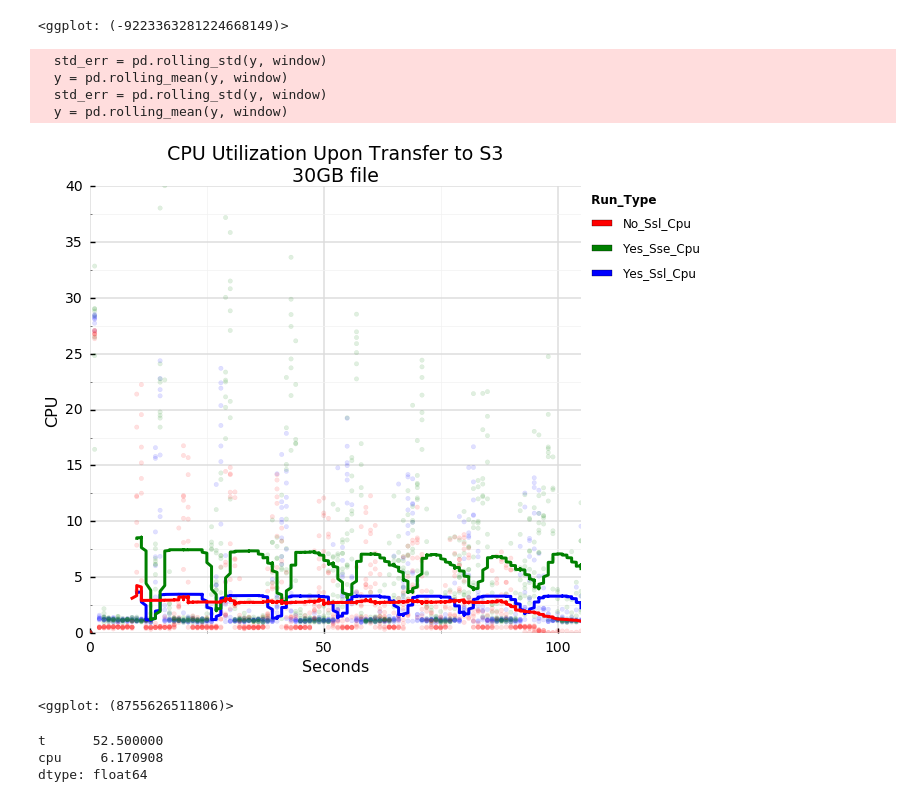
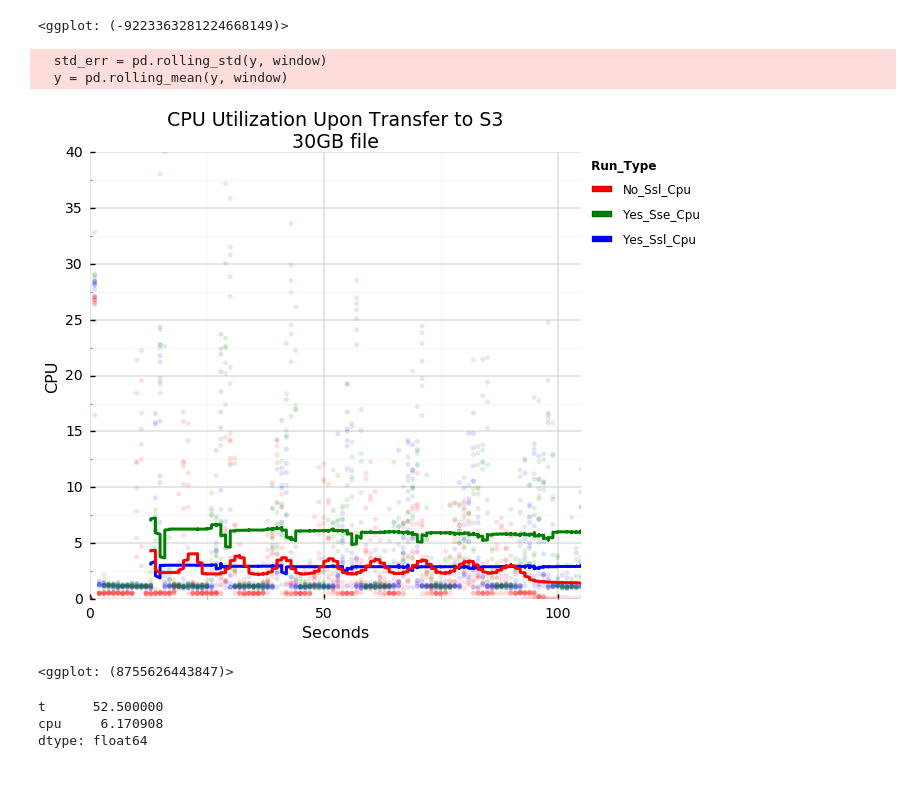
Before and after one commit to philipsoutham/aws-encryption-performance, a Jupyter notebook: To crypto, or not to crypto...-Copy2.ipynb, the cells around one changed output. Drawn from its saved outputs; the diff is of its cells as text; code cells hidden in the pictures.

```diff
--- a/To crypto, or not to crypto...-Copy2.ipynb
+++ b/To crypto, or not to crypto...-Copy2.ipynb
@@ -138,25 +138,23 @@ single_cpu_df = pd.melt(reduce(lambda x,y: pd.merge(x, y, on=["t","run"]), singl
 # %%
 #pd.melt(single_cpu_df[["t", "run_type","cpu"]].groupby(["t", "run_type"]).mean().T, value_name="cpu"))
 s = ggplot(aes(x='t', y='cpu', color='run_type', fill='run_type'),
            data=single_cpu_df) +\
-    stat_smooth(size=3,  alpha=.9, se=False, method="ma") +\
+    stat_smooth(size=3,  alpha=.9, se=False, method="ma", window=105) +\
     geom_jitter(alpha=.12) +\
     xlim(0,105) +\
     ylim(0,40) +\
     xlab("Seconds") +\
     ylab("CPU") +\
     ggtitle("CPU Utilization Upon Transfer to S3\n30GB file") +\
     scale_color_manual(values=["red", "green", "blue"]) +\
     theme_seaborn(context='talk', style="whitegrid")
 #ggsave("/tmp/single-network-cpu-1.png", s, dpi=96)
 s
 # %% [output]
   std_err = pd.rolling_std(y, window)
   y = pd.rolling_mean(y, window)
-  std_err = pd.rolling_std(y, window)
-  y = pd.rolling_mean(y, window)
-[figure, old version]
+[figure, new version]
-<ggplot: (8755626511806)>
+<ggplot: (8755626443847)>
 # %%
 single_cpu_df[single_cpu_df.run_type=="yes_sse_cpu"].mean()
 # %% [output]
```
Also changed, not shown: parts of 1 cell of this notebook.
